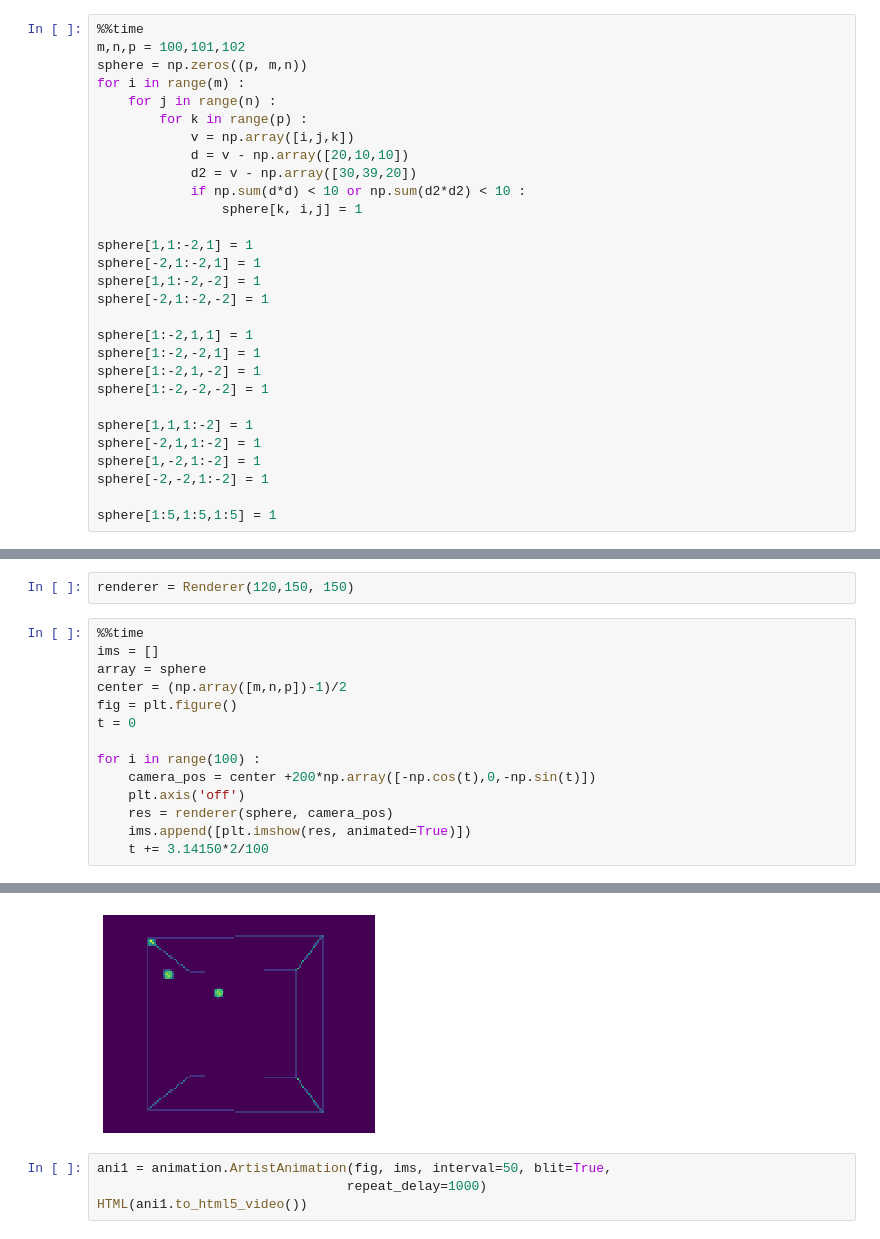
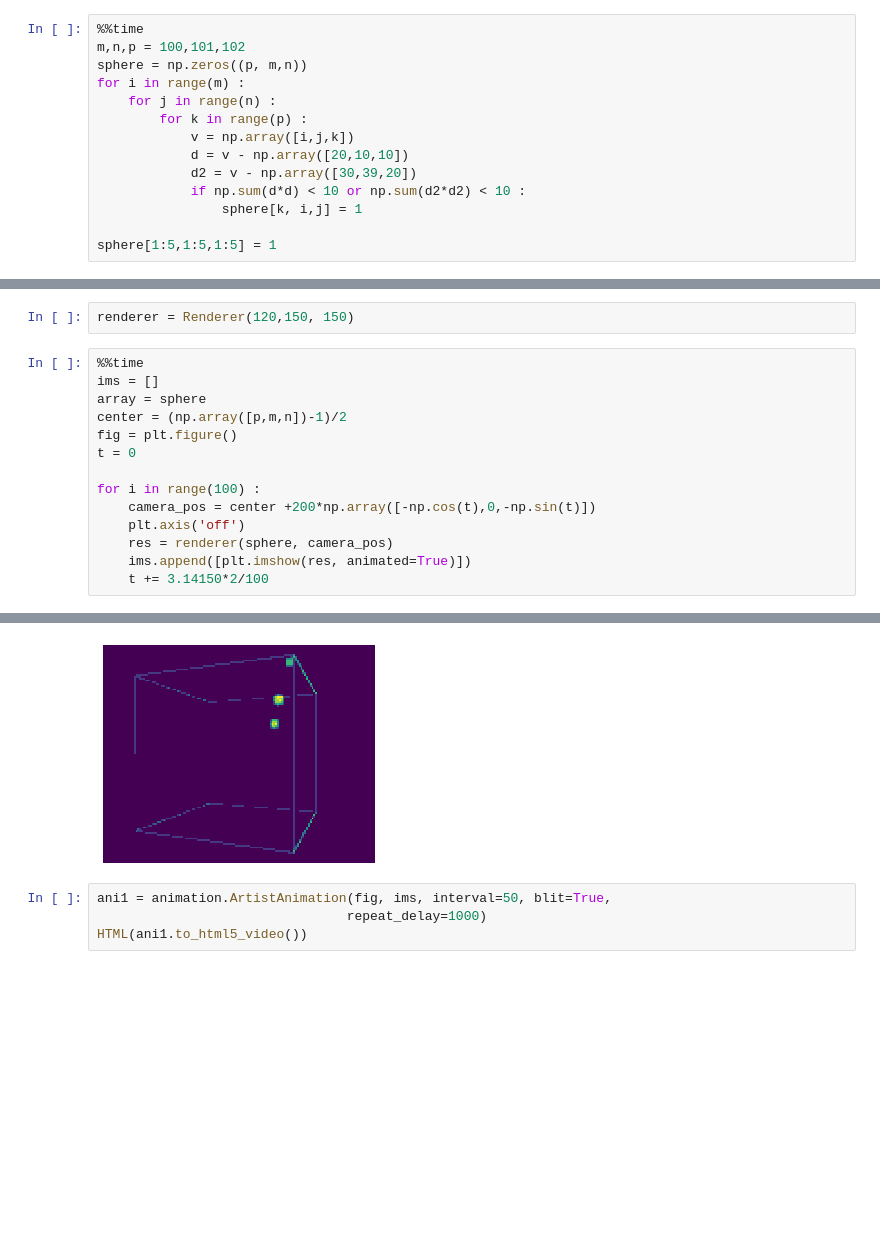
Before and after one commit to leoHeidel/stable-fluids, a Jupyter notebook: 3d-renderer.ipynb, the cells around one changed output, grey strips where cells are left out. Saved outputs shown, nothing was run; the diff lists cells and outputs as text; blank space fills up the shorter version.

```diff
--- a/3d-renderer.ipynb
+++ b/3d-renderer.ipynb
@@ -18,19 +18,4 @@ for i in range(m) :
             if np.sum(d*d) < 10 or np.sum(d2*d2) < 10 :
                 sphere[k, i,j] = 1
 
-sphere[1,1:-2,1] = 1
-sphere[-2,1:-2,1] = 1
-sphere[1,1:-2,-2] = 1
-sphere[-2,1:-2,-2] = 1
-
-sphere[1:-2,1,1] = 1
-sphere[1:-2,-2,1] = 1
-sphere[1:-2,1,-2] = 1
-sphere[1:-2,-2,-2] = 1
-
-sphere[1,1,1:-2] = 1
-sphere[-2,1,1:-2] = 1
-sphere[1,-2,1:-2] = 1
-sphere[-2,-2,1:-2] = 1
-
 sphere[1:5,1:5,1:5] = 1
@@ -40,7 +28,7 @@ renderer = Renderer(120,150, 150)
 %%time
 ims = []
 array = sphere
-center = (np.array([m,n,p])-1)/2
+center = (np.array([p,m,n])-1)/2
 fig = plt.figure()
 t = 0
 
@@ -56,4 +44,4 @@ Wall time: 13.5 s
-[figure, old version]
+[figure, new version]
 # %%
 ani1 = animation.ArtistAnimation(fig, ims, interval=50, blit=True,
                                 repeat_delay=1000)
```
Also changed, not shown: parts of 2 cells of this notebook, 2 other files.
